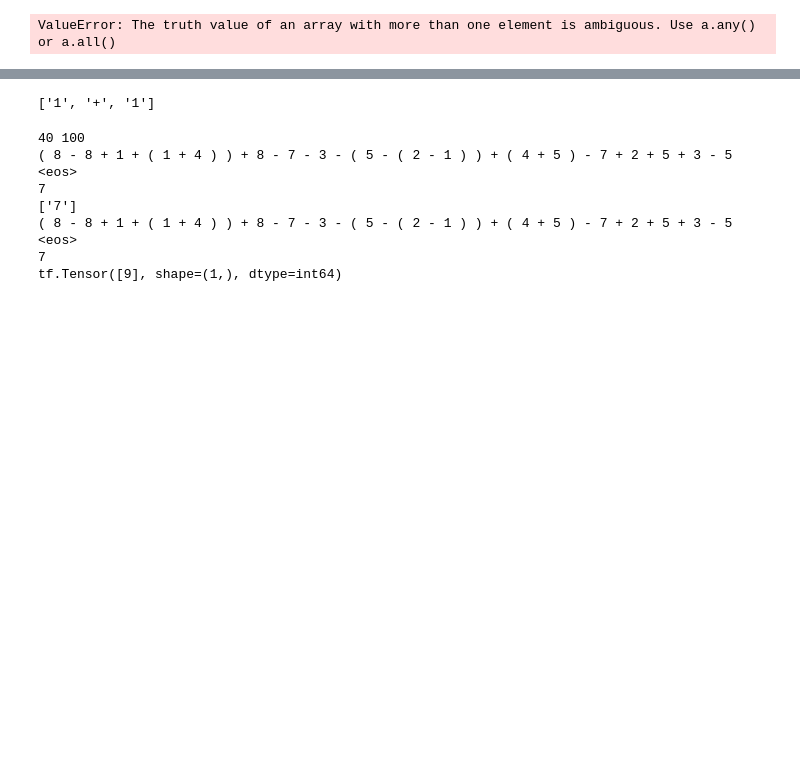
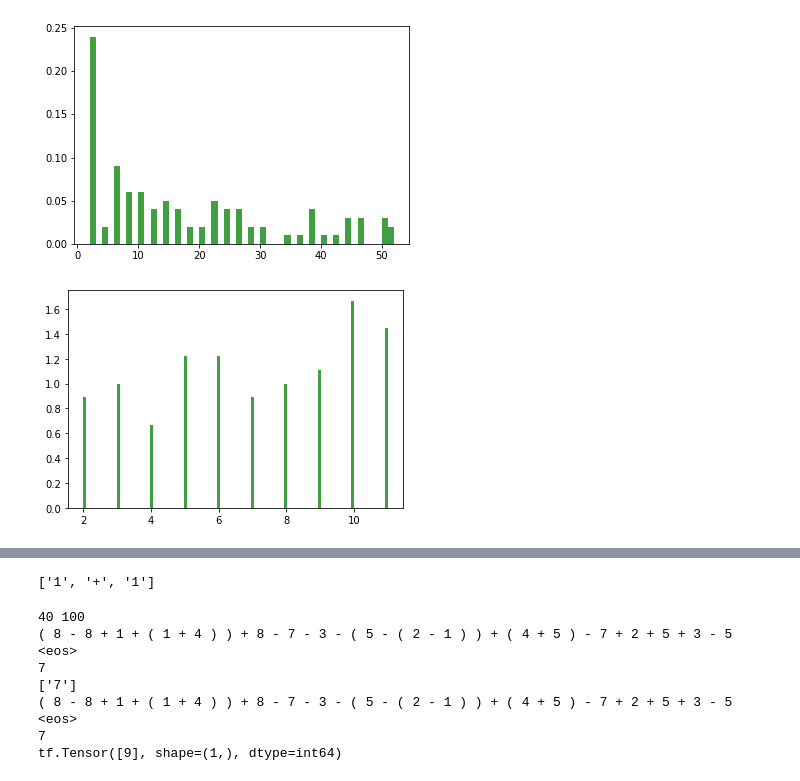
Before and after one commit to samiraabnar/SolutionDistillation, a Jupyter notebook: notebooks/arithmatic.ipynb, the cells around one changed output, grey strips where cells are left out. Drawn from its saved outputs; the diff is of its cells as text; code cells hidden in the pictures; blank space fills up the shorter version.

```diff
--- a/notebooks/arithmatic.ipynb
+++ b/notebooks/arithmatic.ipynb
@@ -160,18 +138,19 @@ Requirement already satisfied: setuptools in /home/samira/anaconda3/envs/std/lib
 # %%
 import matplotlib.pyplot as plt
 import matplotlib.image as mpimg
 %matplotlib inline
 
 
-lengthes, targets = get_stats_from_examples(train_examples)
+lengthes, targets = get_stats_from_examples(train_examples[0])
 
-n, bins, patches = plt.hist(lengthes, 100, density=True, facecolor='g', alpha=0.75)
+n, bins, patches = plt.hist(lengthes, 50, density=True, facecolor='g', alpha=0.75)
 plt.show()
 
 n, bins, patches = plt.hist(targets, 100, density=True, facecolor='g', alpha=0.75)
 plt.show()
 # %% [output]
-ValueError: The truth value of an array with more than one element is ambiguous. Use a.any() or a.all()
+[figure, added]
+[figure, added]
 # %%
 
 
```
Also changed, not shown: parts of 8 cells of this notebook, 3 other files.
